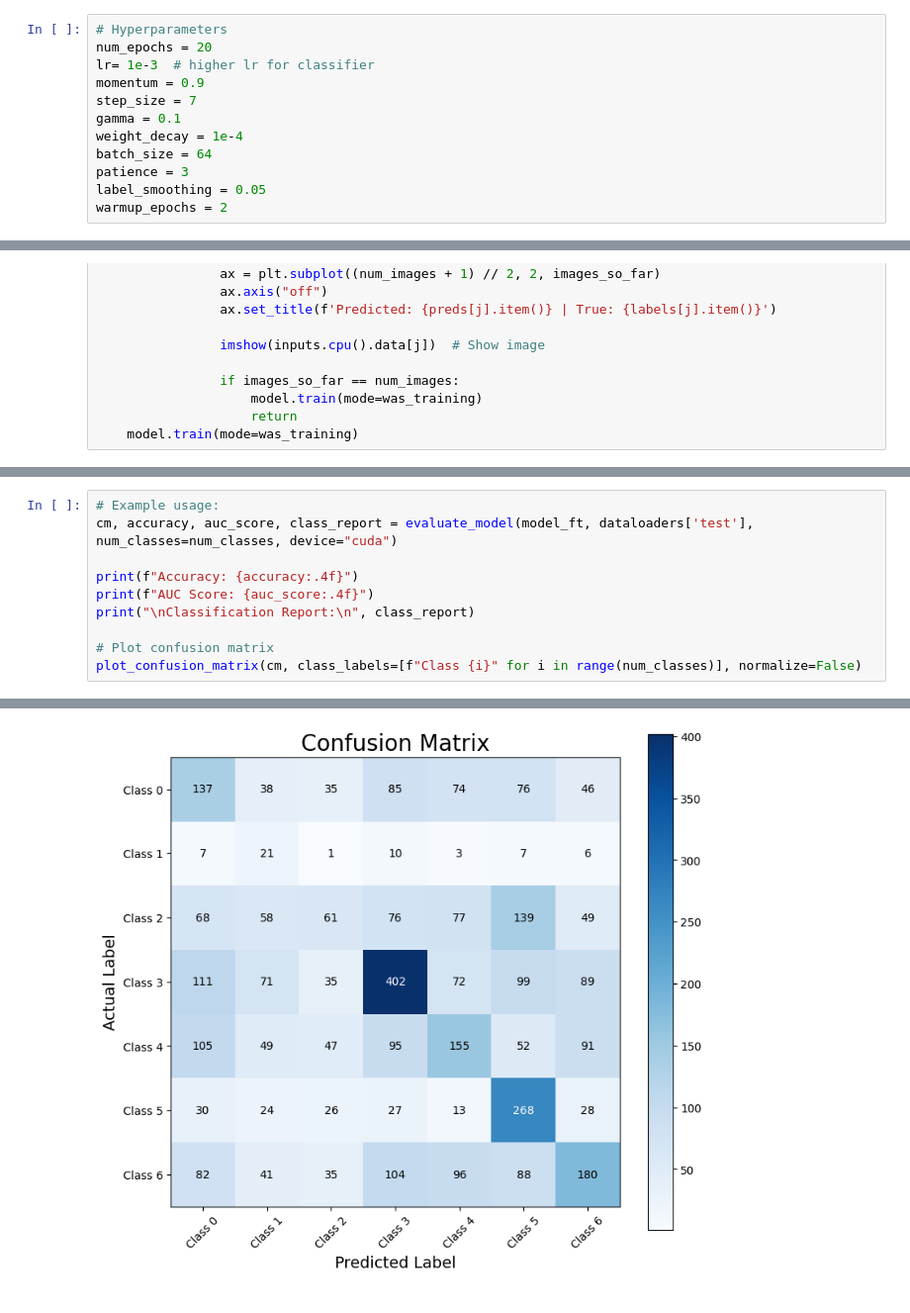
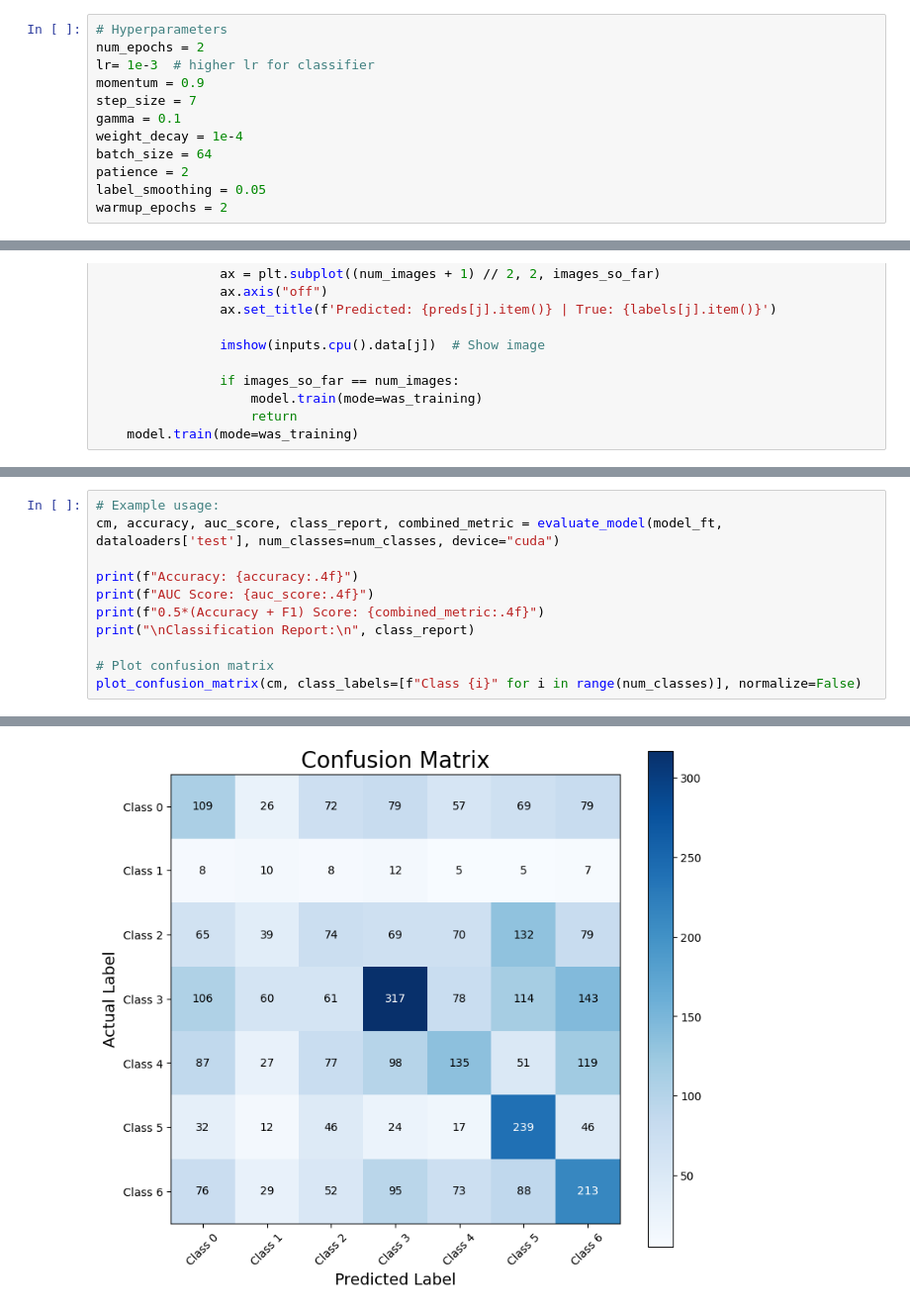
Before and after one commit to mrzaizai2k/dl_and_cv, a Jupyter notebook: Mai_Chi_Bao_ex_2.ipynb, the cells around one changed output, grey strips where cells are left out. Shown at 99% size. Saved outputs shown, nothing was run; the diff lists cells and outputs as text.

```diff
--- a/Mai_Chi_Bao_ex_2.ipynb
+++ b/Mai_Chi_Bao_ex_2.ipynb
@@ -82,12 +34,12 @@ Using cuda device
 # %%
 # Hyperparameters
-num_epochs = 20
+num_epochs = 2
 lr= 1e-3  # higher lr for classifier
 momentum = 0.9
 step_size = 7
 gamma = 0.1
 weight_decay = 1e-4
 batch_size = 64
-patience = 3
+patience = 2
 label_smoothing = 0.05
 warmup_epochs = 2
@@ -659,9 +532,10 @@ def plot_confusion_matrix(cm, class_labels, normalize=False):
 # %%
 # Example usage:
-cm, accuracy, auc_score, class_report = evaluate_model(model_ft, dataloaders['test'], num_classes=num_classes, device="cuda")
+cm, accuracy, auc_score, class_report, combined_metric = evaluate_model(model_ft, dataloaders['test'], num_classes=num_classes, device="cuda")
 
 print(f"Accuracy: {accuracy:.4f}")
 print(f"AUC Score: {auc_score:.4f}")
+print(f"0.5*(Accuracy + F1) Score: {combined_metric:.4f}")
 print("\nClassification Report:\n", class_report)
 
 # Plot confusion matrix
@@ -687,3 +562,3 @@ weighted avg     0.3556    0.3410    0.3368      3589
-[figure, old version]
+[figure, new version]
 # %%
 visualize_model(model_ft)
```
Also changed, not shown: parts of 38 cells of this notebook, 1 other file.
